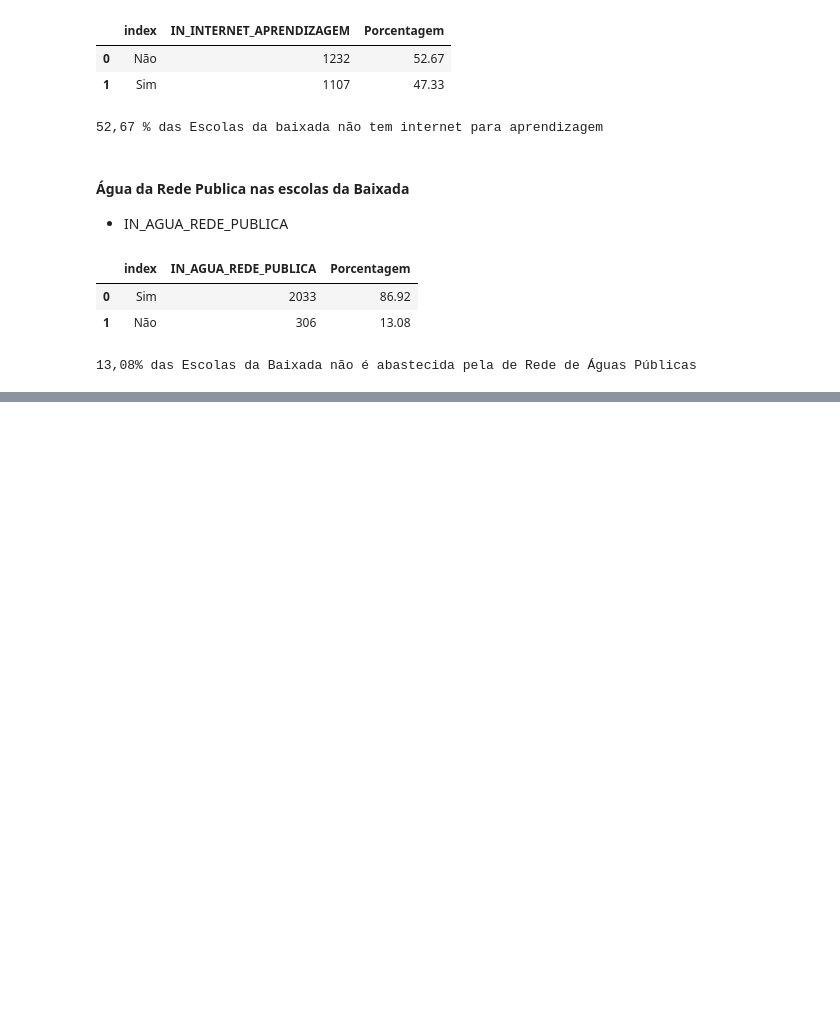
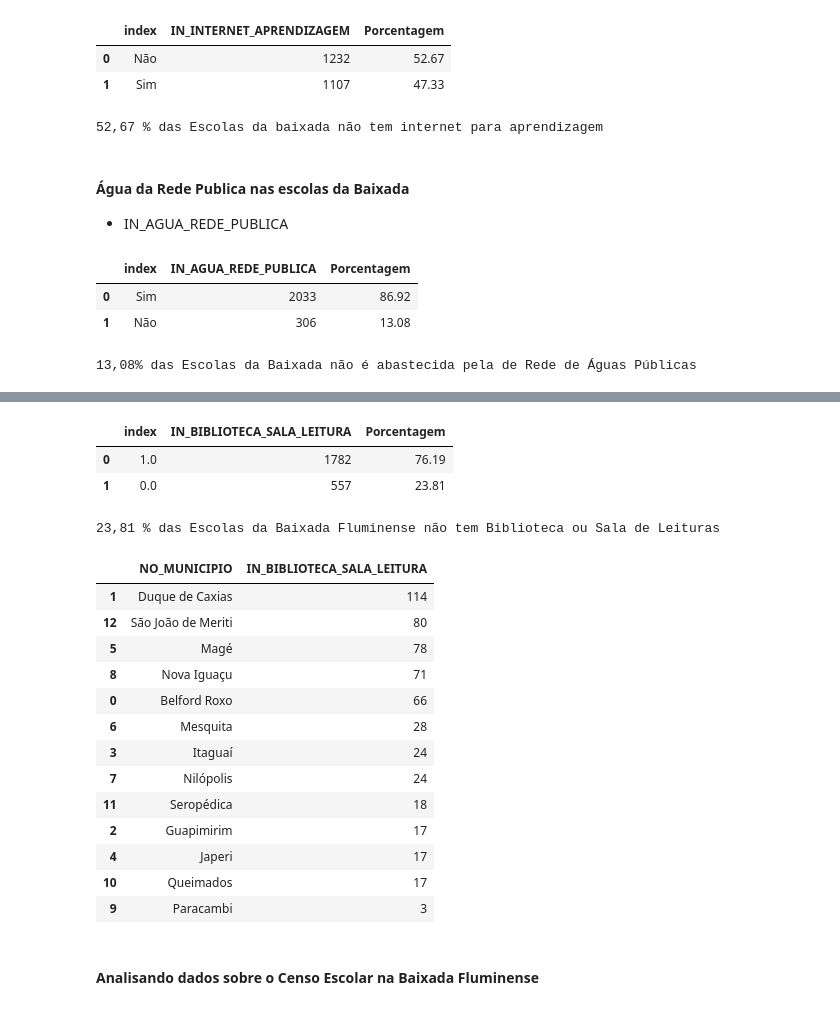
Before and after one commit to CyberBantu/Analise_CensoEscolar_RJ, a Jupyter notebook: Analise_dados_CensoEscolar_RJ.ipynb, the cells around one changed output, grey strips where cells are left out. Drawn from its saved outputs; the diff is of its cells as text; code cells hidden in the pictures; blank space fills up the shorter version.

Commit message:
Inicio da Analise para a Baixada

```diff
--- a/Analise_dados_CensoEscolar_RJ.ipynb
+++ b/Analise_dados_CensoEscolar_RJ.ipynb
@@ -227,0 +244,36 @@ TypeError: ignored
+# %%
+biblioteca_sala_leitura = baixada['IN_BIBLIOTECA_SALA_LEITURA'].value_counts().reset_index()
+biblioteca_sala_leitura['Porcentagem'] = round(biblioteca_sala_leitura['IN_BIBLIOTECA_SALA_LEITURA'] / sum(biblioteca_sala_leitura['IN_BIBLIOTECA_SALA_LEITURA'])*100,2)
+biblioteca_sala_leitura
+# %% [output]
+|  | index | IN_BIBLIOTECA_SALA_LEITURA | Porcentagem |
+| 0 | 1.0 | 1782 | 76.19 |
+| 1 | 0.0 | 557 | 23.81 |
+# %%
+print('23,81 % das Escolas da Baixada Fluminense não tem Biblioteca ou Sala de Leituras')
+# %% [output]
+23,81 % das Escolas da Baixada Fluminense não tem Biblioteca ou Sala de Leituras
+# %%
+# Agrupando as informações acima para poder contabilizar por municipio
+sem_biblioteca_sala_leitura = baixada.query("IN_BIBLIOTECA_SALA_LEITURA == 0")
+# %%
+sem_biblioteca_sala_leitura = sem_biblioteca_sala_leitura.groupby(['NO_MUNICIPIO'])['IN_BIBLIOTECA_SALA_LEITURA'].count().reset_index().sort_values(by = 'IN_BIBLIOTECA_SALA_LEITURA', ascending = False)
+# %%
+sem_biblioteca_sala_leitura
+# %% [output]
+|  | NO_MUNICIPIO | IN_BIBLIOTECA_SALA_LEITURA |
+| 1 | Duque de Caxias | 114 |
+| 12 | São João de Meriti | 80 |
+| 5 | Magé | 78 |
+| 8 | Nova Iguaçu | 71 |
+| 0 | Belford Roxo | 66 |
+| 6 | Mesquita | 28 |
+| 3 | Itaguaí | 24 |
+| 7 | Nilópolis | 24 |
+| 11 | Seropédica | 18 |
+| 2 | Guapimirim | 17 |
+| 4 | Japeri | 17 |
+| 10 | Queimados | 17 |
+| 9 | Paracambi | 3 |
+# %% [markdown]
+#### Analisando dados sobre o Censo Escolar na Baixada Fluminense
```
Also changed, not shown: parts of 13 cells of this notebook.
